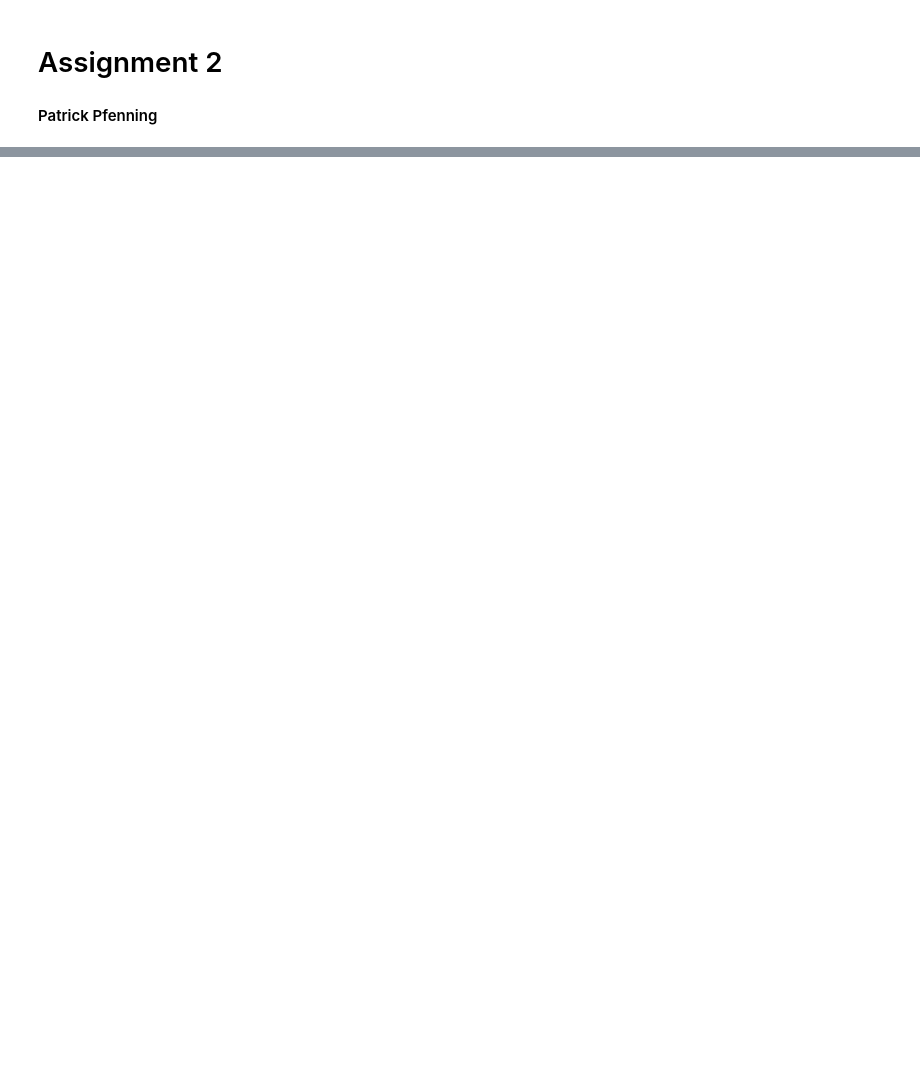
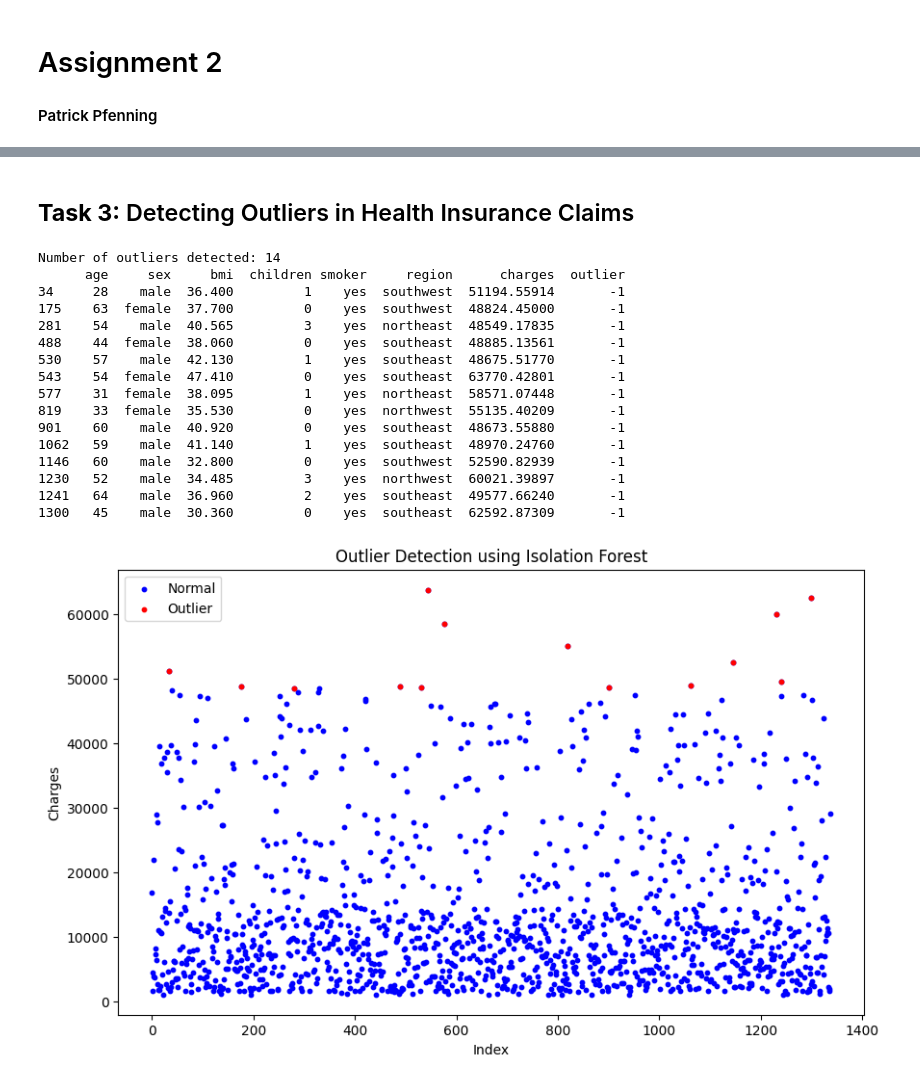
Before and after one commit to ppfenning/data-mining-2023, a Jupyter notebook: Assignments/A2/A2.ipynb, the cells around one changed output, grey strips where cells are left out. Drawn from its saved outputs; the diff is of its cells as text; code cells hidden in the pictures; blank space fills up the shorter version.

```diff
--- a/Assignments/A2/A2.ipynb
+++ b/Assignments/A2/A2.ipynb
@@ -58,0 +152,52 @@ plt.plot(lspace, data)
+# %% [markdown]
+**Task 3:** Detecting Outliers in Health Insurance Claims
+---
+# %%
+import pandas as pd
+import matplotlib.pyplot as plt
+from sklearn.ensemble import IsolationForest
+
+data = pd.read_csv("data/insurance.csv")  # Modify the path if downloaded
+
+# Extract the 'charges' column for analysis
+charges = data[['charges']]
+
+# Use Isolation Forest to detect outliers
+# Assume initially that about 1% of the data might be outliers, hence contamination=0.01
+iso_forest = IsolationForest(contamination=0.01)
+outliers = iso_forest.fit_predict(charges)
+
+# Results
+data['outlier'] = outliers
+outlier_data = data[data['outlier'] == -1]
+
+print("Number of outliers detected:", len(outlier_data))
+print(outlier_data)
+
+# Visualization
+plt.figure(figsize=(10, 6))
+plt.scatter(data.index, data['charges'], color='blue', s=10, label='Normal')
+plt.scatter(outlier_data.index, outlier_data['charges'], color='red', s=10, label='Outlier')
+plt.title('Outlier Detection using Isolation Forest')
+plt.xlabel('Index')
+plt.ylabel('Charges')
+plt.legend()
+plt.show()
+# %% [output]
+Number of outliers detected: 14
+      age     sex     bmi  children smoker     region      charges  outlier
+34     28    male  36.400         1    yes  southwest  51194.55914       -1
+175    63  female  37.700         0    yes  southwest  48824.45000       -1
+281    54    male  40.565         3    yes  northeast  48549.17835       -1
+488    44  female  38.060         0    yes  southeast  48885.13561       -1
+530    57    male  42.130         1    yes  southeast  48675.51770       -1
+543    54  female  47.410         0    yes  southeast  63770.42801       -1
+577    31  female  38.095         1    yes  northeast  58571.07448       -1
+819    33  female  35.530         0    yes  northwest  55135.40209       -1
+901    60    male  40.920         0    yes  southeast  48673.55880       -1
+1062   59    male  41.140         1    yes  southeast  48970.24760       -1
+1146   60    male  32.800         0    yes  southwest  52590.82939       -1
+1230   52    male  34.485         3    yes  northwest  60021.39897       -1
+1241   64    male  36.960         2    yes  southeast  49577.66240       -1
+1300   45    male  30.360         0    yes  southeast  62592.87309       -1
+[figure, added]
```
Also changed, not shown: parts of 6 cells of this notebook, 18 other files.
